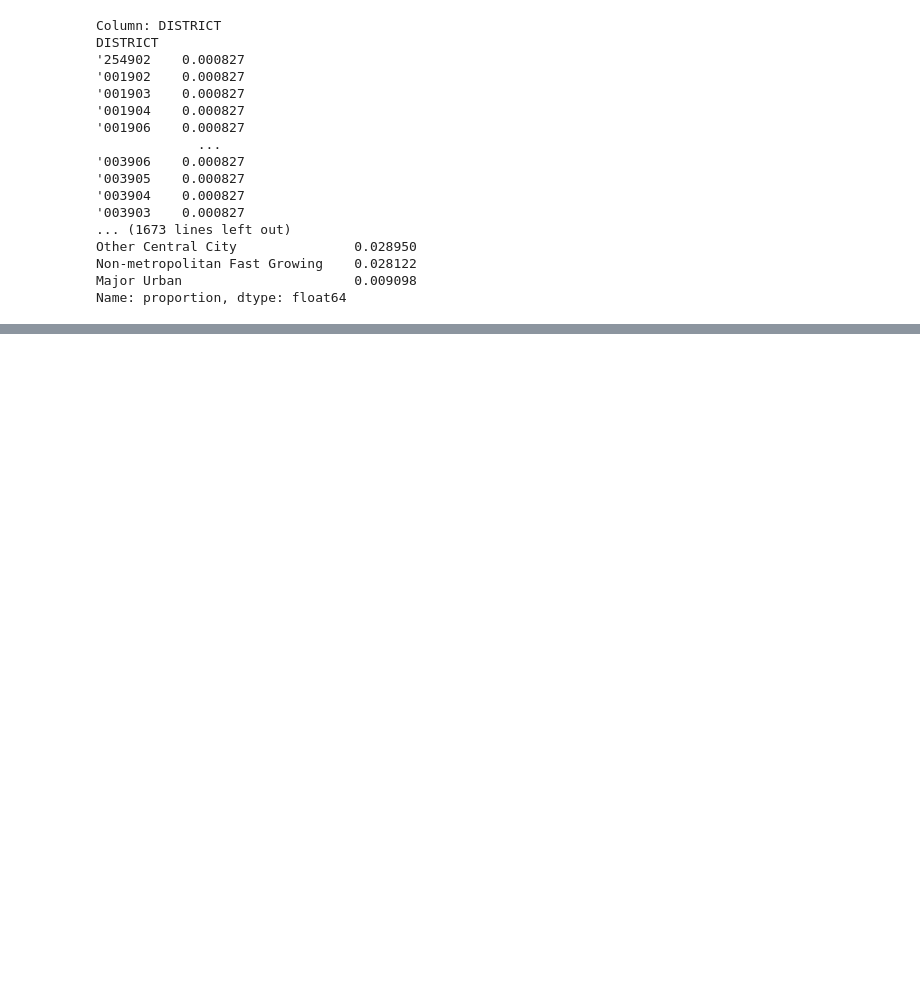
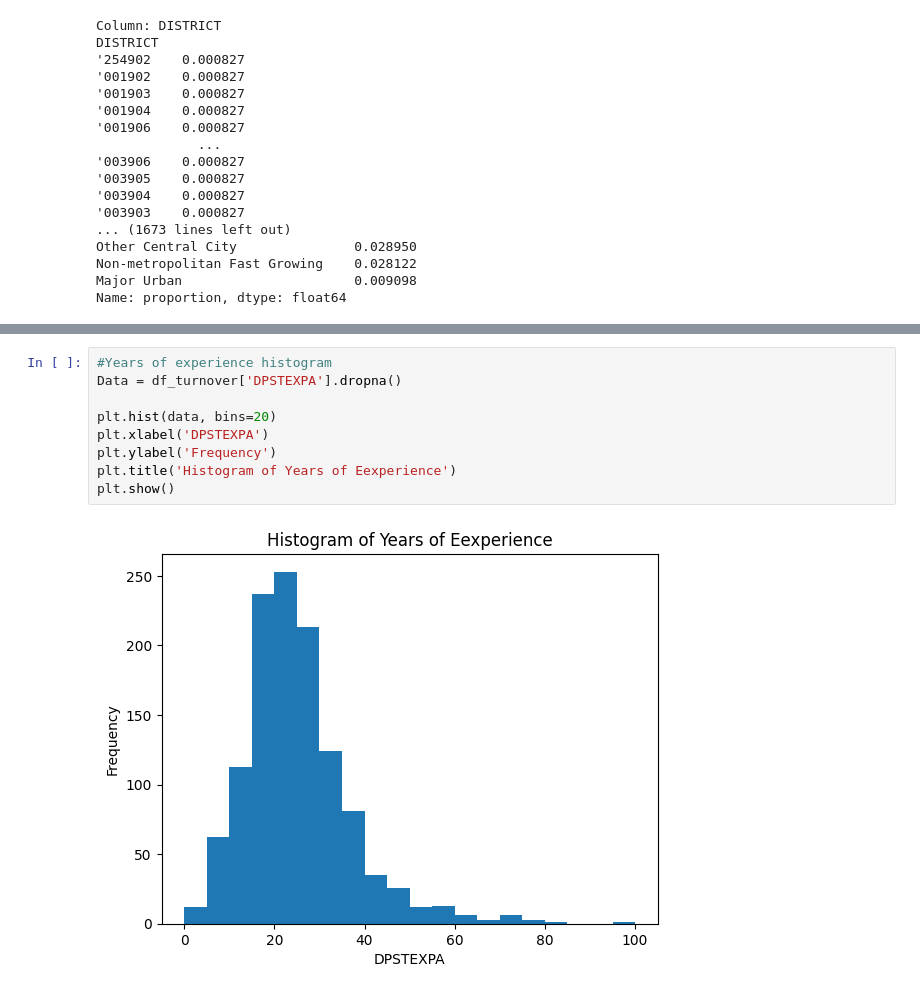
Before and after one commit to farahmandzohreh9-netizen/Zora, a Jupyter notebook: ADTA_5230_Final_Project.ipynb, the cells around one changed output, grey strips where cells are left out. Cells and saved outputs as stored; diff of their text form; blank space fills up the shorter version.

```diff
--- a/ADTA_5230_Final_Project.ipynb
+++ b/ADTA_5230_Final_Project.ipynb
@@ -173,0 +319,11 @@ Name: proportion, dtype: float64
+# %%
+#Years of experience histogram
+Data = df_turnover['DPSTEXPA'].dropna()
+
+plt.hist(data, bins=20)
+plt.xlabel('DPSTEXPA')
+plt.ylabel('Frequency')
+plt.title('Histogram of Years of Eexperience')
+plt.show()
+# %% [output]
+[figure, added]
```
Also changed, not shown: parts of 22 cells of this notebook.
